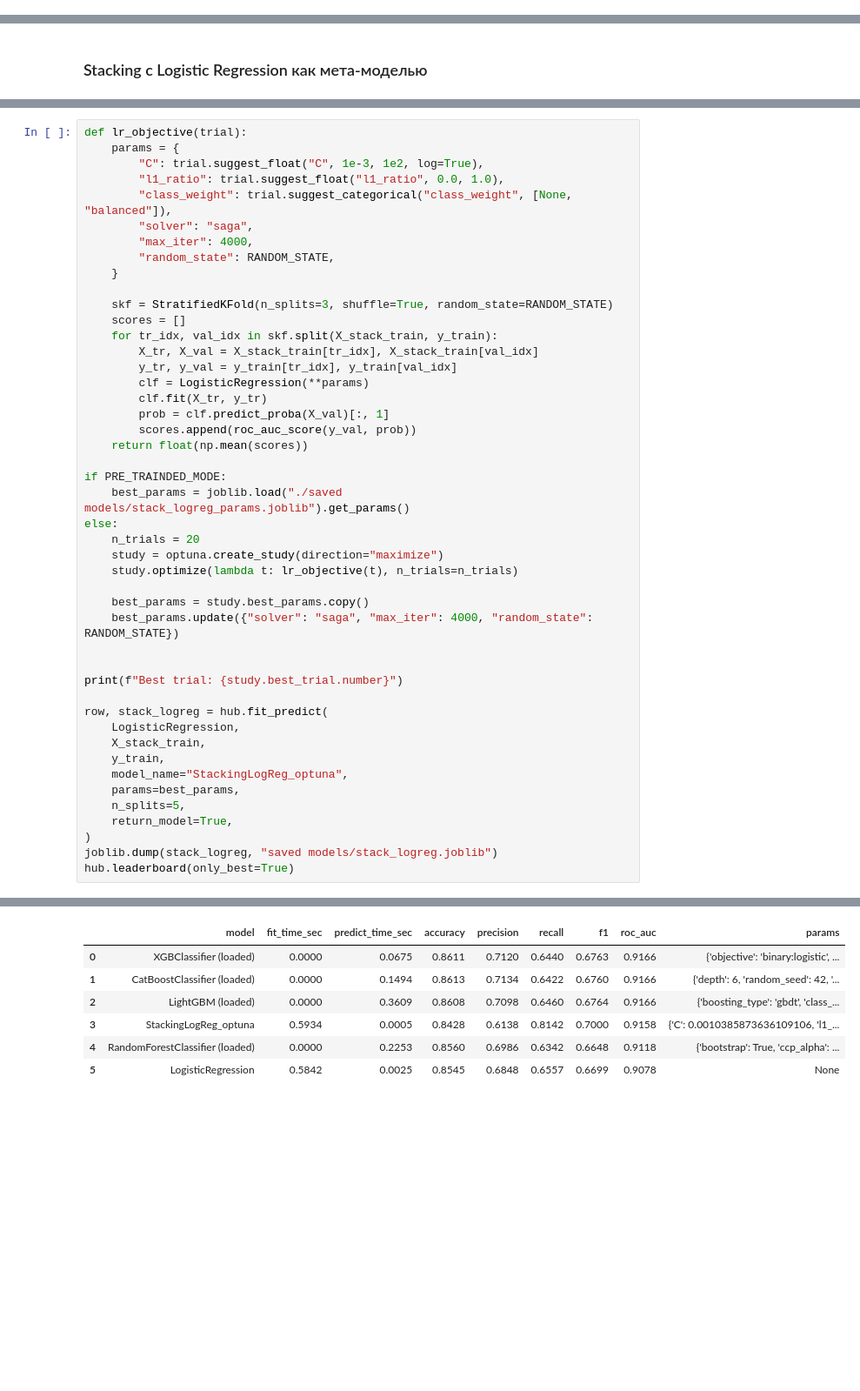
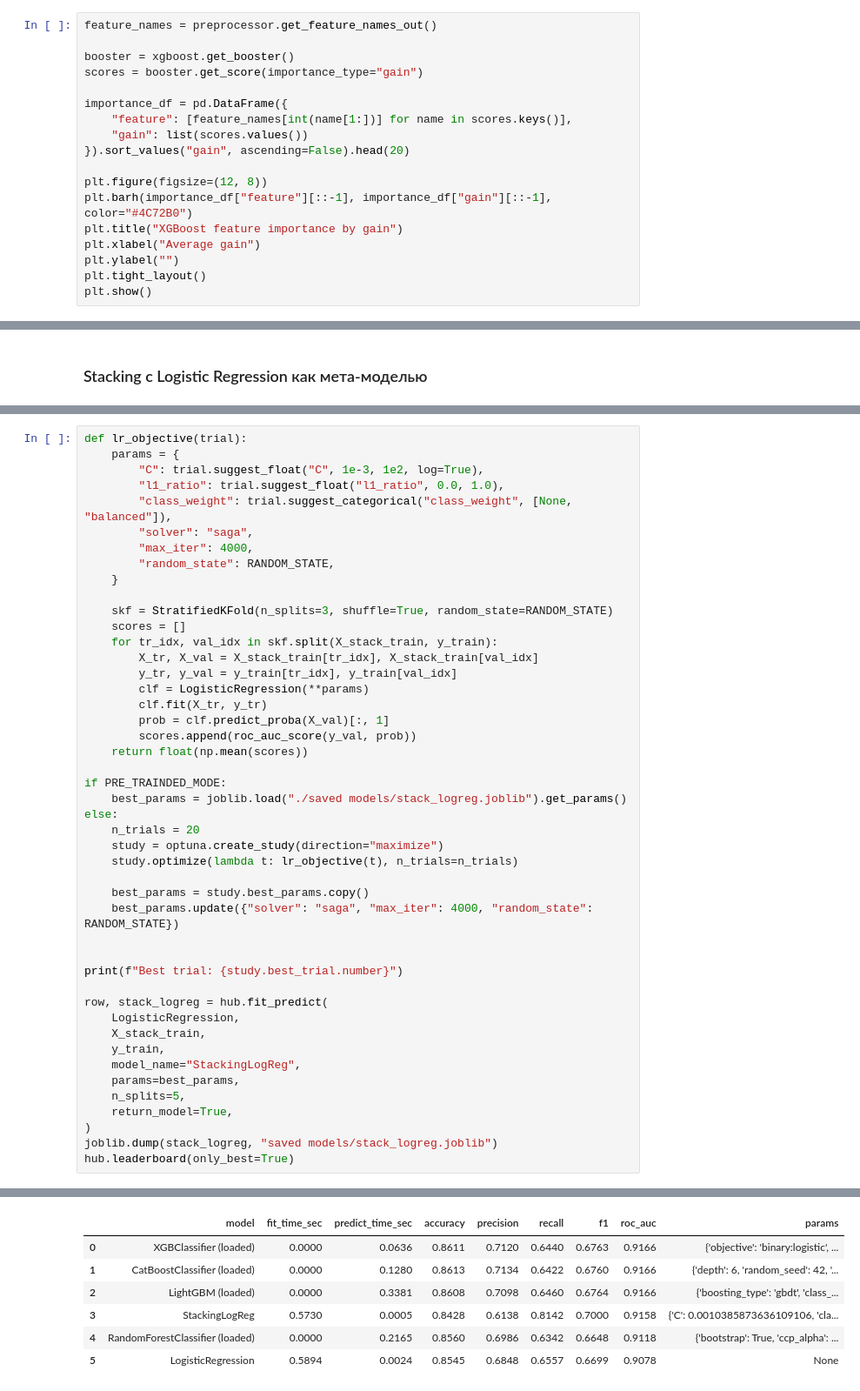
Before and after one commit to argeo05/Customer-Churn-Prediction, a Jupyter notebook: analyze.ipynb, the cells around one changed output, grey strips where cells are left out. Shown at 87% size. Drawn from its saved outputs; the diff is of its cells as text; blank space fills up the shorter version.

Commit message:
[ADD] добавлена интерпретация признаков в xgboost

```diff
--- a/analyze.ipynb
+++ b/analyze.ipynb
@@ -397,0 +297,18 @@ hub.leaderboard(only_best=True)
+# %%
+feature_names = preprocessor.get_feature_names_out()
+
+booster = xgboost.get_booster()
+scores = booster.get_score(importance_type="gain")
+
+importance_df = pd.DataFrame({
+    "feature": [feature_names[int(name[1:])] for name in scores.keys()],
+    "gain": list(scores.values())
+}).sort_values("gain", ascending=False).head(20)
+
+plt.figure(figsize=(12, 8))
+plt.barh(importance_df["feature"][::-1], importance_df["gain"][::-1], color="#4C72B0")
+plt.title("XGBoost feature importance by gain")
+plt.xlabel("Average gain")
+plt.ylabel("")
+plt.tight_layout()
+plt.show()
@@ -449,7 +435,7 @@ def lr_objective(trial):
     return float(np.mean(scores))
 
 if PRE_TRAINDED_MODE:
-    best_params = joblib.load("./saved models/stack_logreg_params.joblib").get_params()
+    best_params = joblib.load("./saved models/stack_logreg.joblib").get_params()
 else:
     n_trials = 20
     study = optuna.create_study(direction="maximize")
@@ -465,7 +451,7 @@ row, stack_logreg = hub.fit_predict(
     LogisticRegression,
     X_stack_train,
     y_train,
-    model_name="StackingLogReg_optuna",
+    model_name="StackingLogReg",
     params=best_params,
     n_splits=5,
     return_model=True,
@@ -477,8 +463,8 @@ Best trial: 16
 |  | model | fit_time_sec | predict_time_sec | accuracy | precision | recall | f1 | roc_auc | params |
-| 0 | XGBClassifier (loaded) | 0.0000 | 0.0675 | 0.8611 | 0.7120 | 0.6440 | 0.6763 | 0.9166 | {'objective': 'binary:logistic', ... |
-| 1 | CatBoostClassifier (loaded) | 0.0000 | 0.1494 | 0.8613 | 0.7134 | 0.6422 | 0.6760 | 0.9166 | {'depth': 6, 'random_seed': 42, '... |
-| 2 | LightGBM (loaded) | 0.0000 | 0.3609 | 0.8608 | 0.7098 | 0.6460 | 0.6764 | 0.9166 | {'boosting_type': 'gbdt', 'class_... |
-| 3 | StackingLogReg_optuna | 0.5934 | 0.0005 | 0.8428 | 0.6138 | 0.8142 | 0.7000 | 0.9158 | {'C': 0.0010385873636109106, 'l1_... |
-| 4 | RandomForestClassifier (loaded) | 0.0000 | 0.2253 | 0.8560 | 0.6986 | 0.6342 | 0.6648 | 0.9118 | {'bootstrap': True, 'ccp_alpha': ... |
-| 5 | LogisticRegression | 0.5842 | 0.0025 | 0.8545 | 0.6848 | 0.6557 | 0.6699 | 0.9078 | None |
+| 0 | XGBClassifier (loaded) | 0.0000 | 0.0636 | 0.8611 | 0.7120 | 0.6440 | 0.6763 | 0.9166 | {'objective': 'binary:logistic', ... |
+| 1 | CatBoostClassifier (loaded) | 0.0000 | 0.1280 | 0.8613 | 0.7134 | 0.6422 | 0.6760 | 0.9166 | {'depth': 6, 'random_seed': 42, '... |
+| 2 | LightGBM (loaded) | 0.0000 | 0.3381 | 0.8608 | 0.7098 | 0.6460 | 0.6764 | 0.9166 | {'boosting_type': 'gbdt', 'class_... |
+| 3 | StackingLogReg | 0.5730 | 0.0005 | 0.8428 | 0.6138 | 0.8142 | 0.7000 | 0.9158 | {'C': 0.0010385873636109106, 'cla... |
+| 4 | RandomForestClassifier (loaded) | 0.0000 | 0.2165 | 0.8560 | 0.6986 | 0.6342 | 0.6648 | 0.9118 | {'bootstrap': True, 'ccp_alpha': ... |
+| 5 | LogisticRegression | 0.5894 | 0.0024 | 0.8545 | 0.6848 | 0.6557 | 0.6699 | 0.9078 | None |
 # %%
```
Also changed, not shown: parts of 17 cells of this notebook.
